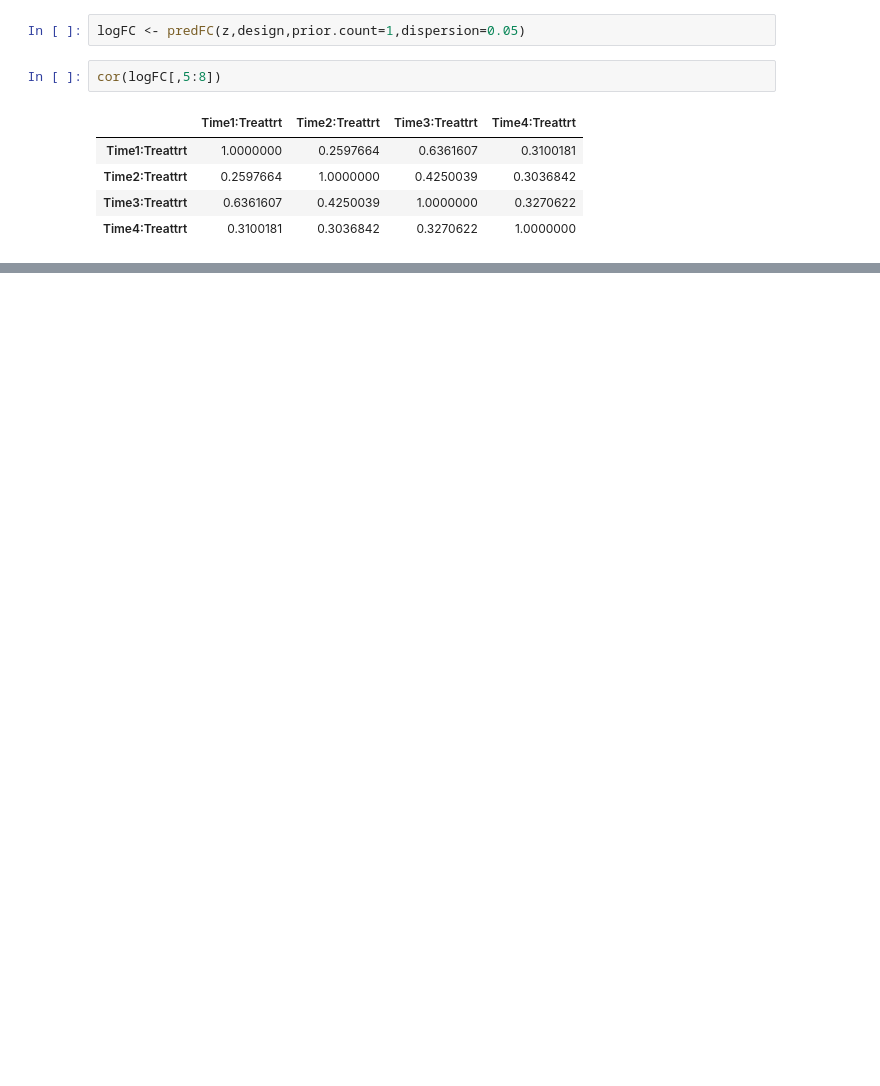
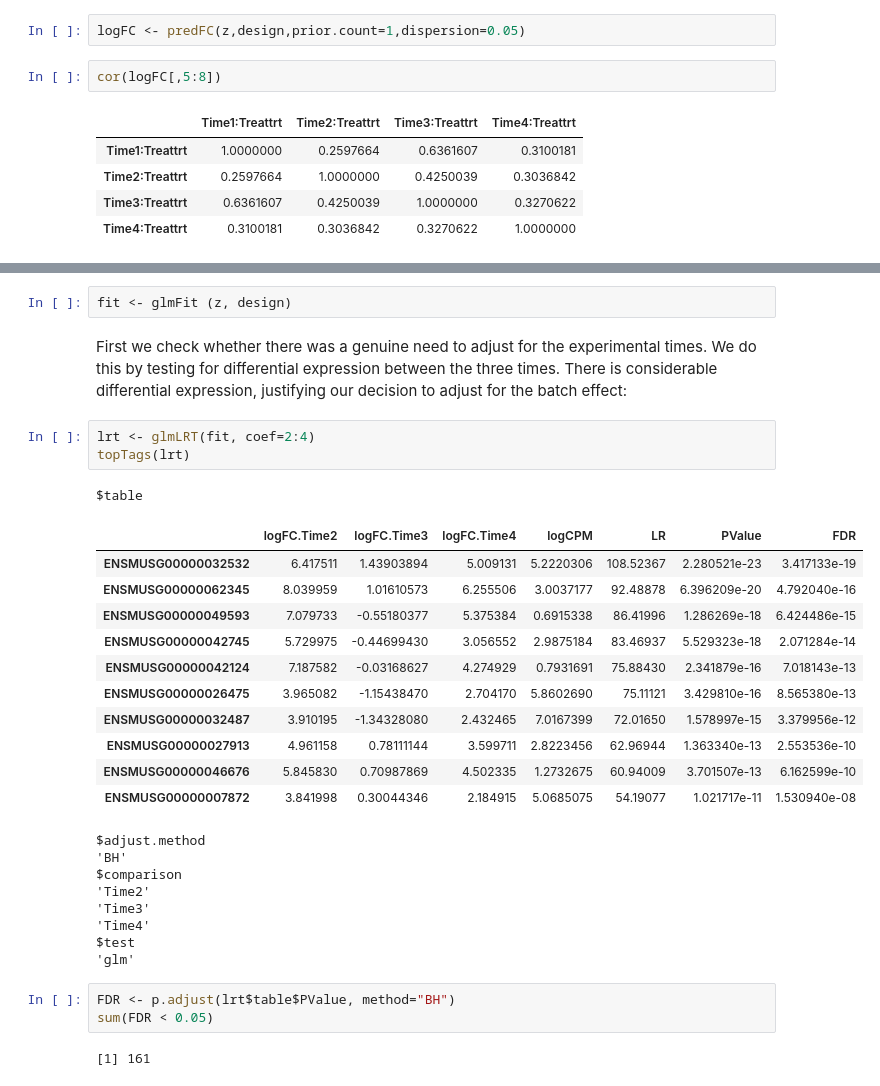
Before and after one commit to Sophia-art/EukaryoticTranscriptomics, a Jupyter notebook: R.ipynb, the cells around one changed output, grey strips where cells are left out. Drawn from its saved outputs; the diff is of its cells as text; blank space fills up the shorter version.

```diff
--- a/R.ipynb
+++ b/R.ipynb
@@ -185,0 +169,35 @@ logFC
+# %%
+fit <- glmFit (z, design)
+# %% [markdown]
+First we check whether there was a genuine need to adjust for the experimental times. We do this by
+testing for differential expression between the three times. There is considerable differential expression,
+justifying our decision to adjust for the batch effect:
+# %%
+lrt <- glmLRT(fit, coef=2:4)
+topTags(lrt)
+# %% [output]
+$table
+|  | logFC.Time2 | logFC.Time3 | logFC.Time4 | logCPM | LR | PValue | FDR |
+| ENSMUSG00000032532 | 6.417511 | 1.43903894 | 5.009131 | 5.2220306 | 108.52367 | 2.280521e-23 | 3.417133e-19 |
+| ENSMUSG00000062345 | 8.039959 | 1.01610573 | 6.255506 | 3.0037177 | 92.48878 | 6.396209e-20 | 4.792040e-16 |
+| ENSMUSG00000049593 | 7.079733 | -0.55180377 | 5.375384 | 0.6915338 | 86.41996 | 1.286269e-18 | 6.424486e-15 |
+| ENSMUSG00000042745 | 5.729975 | -0.44699430 | 3.056552 | 2.9875184 | 83.46937 | 5.529323e-18 | 2.071284e-14 |
+| ENSMUSG00000042124 | 7.187582 | -0.03168627 | 4.274929 | 0.7931691 | 75.88430 | 2.341879e-16 | 7.018143e-13 |
+| ENSMUSG00000026475 | 3.965082 | -1.15438470 | 2.704170 | 5.8602690 | 75.11121 | 3.429810e-16 | 8.565380e-13 |
+| ENSMUSG00000032487 | 3.910195 | -1.34328080 | 2.432465 | 7.0167399 | 72.01650 | 1.578997e-15 | 3.379956e-12 |
+| ENSMUSG00000027913 | 4.961158 | 0.78111144 | 3.599711 | 2.8223456 | 62.96944 | 1.363340e-13 | 2.553536e-10 |
+| ENSMUSG00000046676 | 5.845830 | 0.70987869 | 4.502335 | 1.2732675 | 60.94009 | 3.701507e-13 | 6.162599e-10 |
+| ENSMUSG00000007872 | 3.841998 | 0.30044346 | 2.184915 | 5.0685075 | 54.19077 | 1.021717e-11 | 1.530940e-08 |
+$adjust.method
+'BH'
+$comparison
+'Time2'
+'Time3'
+'Time4'
+$test
+'glm'
+# %%
+FDR <- p.adjust(lrt$table$PValue, method="BH")
+sum(FDR < 0.05)
+# %% [output]
+[1] 161
```
Also changed, not shown: parts of 38 cells of this notebook.
